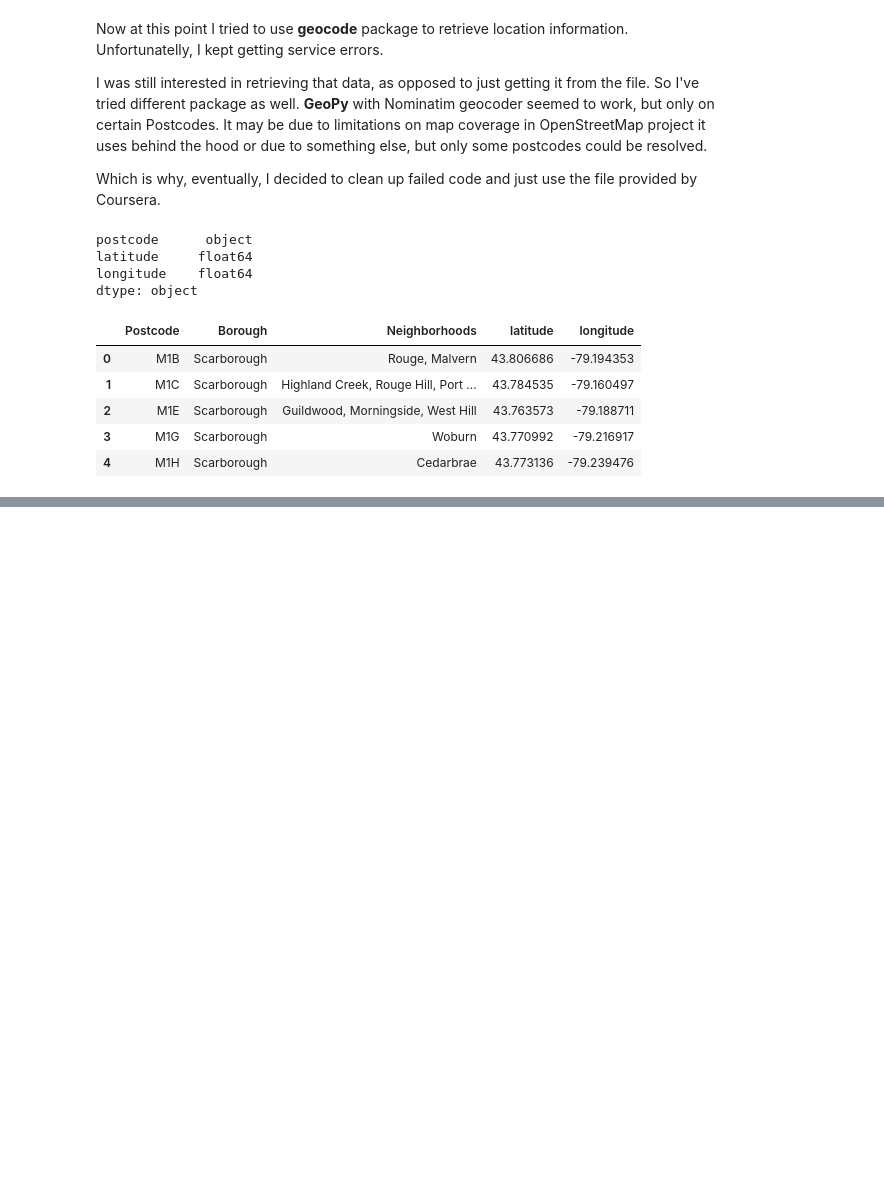
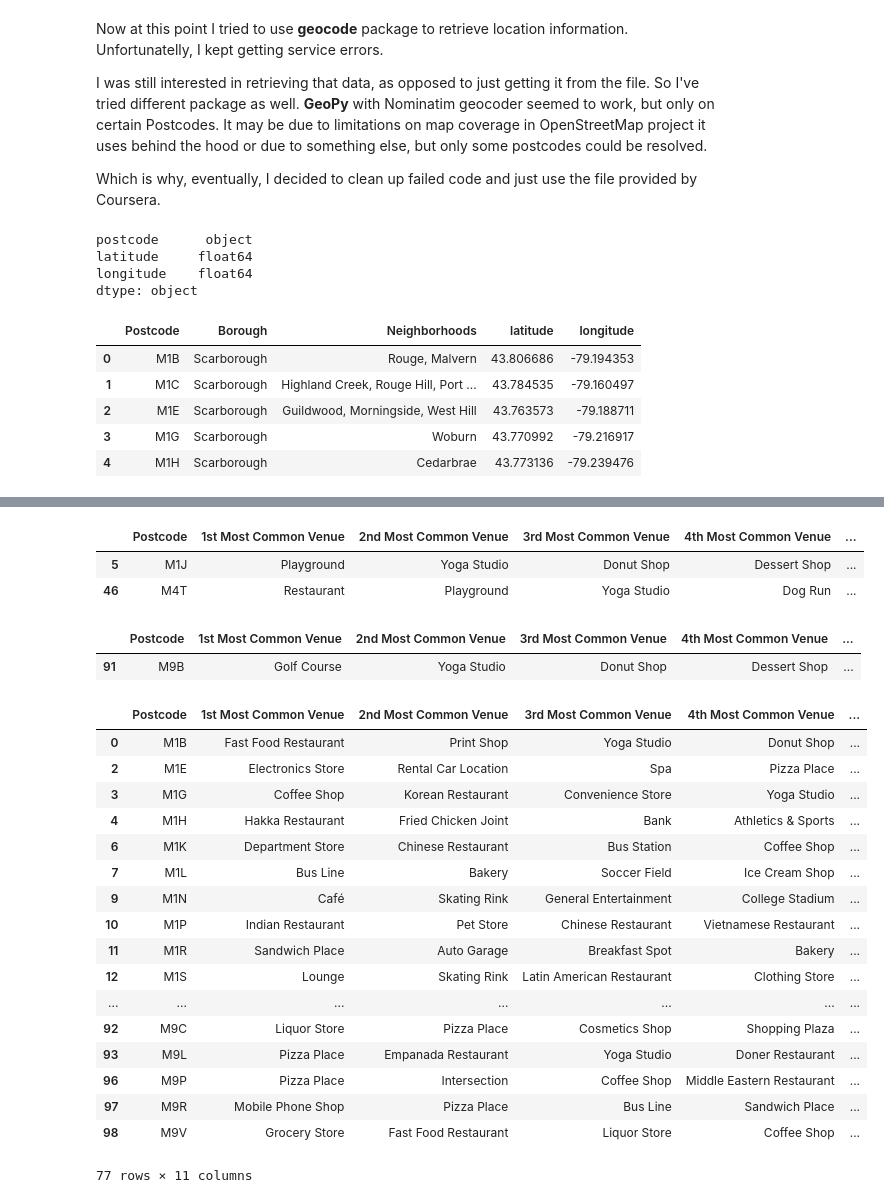
Before and after one commit to zlobendog/Coursera_Capstone, a Jupyter notebook: Toronto Neighborhoods.ipynb, the cells around one changed output, grey strips where cells are left out. Saved outputs shown, nothing was run; the diff lists cells and outputs as text; code cells hidden in the pictures; blank space fills up the shorter version.

```diff
--- a/Toronto Neighborhoods.ipynb
+++ b/Toronto Neighborhoods.ipynb
@@ -169,0 +399,21 @@ merged.head()
+# %%
+num_top_venues = 10
+
+indicators = ['st', 'nd', 'rd']
+
+# create columns according to number of top venues
+columns = ['Postcode']
+for ind in np.arange(num_top_venues):
+    try:
+        columns.append('{}{} Most Common Venue'.format(ind+1, indicators[ind]))
+    except:
+        columns.append('{}th Most Common Venue'.format(ind+1))
+
+# create a new dataframe
+borough_venues_sorted = pd.DataFrame(columns=columns)
+borough_venues_sorted['Postcode'] = toronto_grouped['Postcode']
+
+for ind in np.arange(toronto_grouped.shape[0]):
+    borough_venues_sorted.iloc[ind, 1:] = return_most_common_venues(toronto_grouped.iloc[ind, :], num_top_venues)
+
+borough_venues_sorted.head()
@@ -169,0 +427,11 @@ merged.head()
+# %%
+# set number of clusters
+kclusters = 5
+
+toronto_grouped_clustering = toronto_grouped.drop('Postcode', 1)
+
+# run k-means clustering
+kmeans = KMeans(n_clusters=kclusters, random_state=0).fit(toronto_grouped_clustering)
+
+# check cluster labels generated for each row in the dataframe
+kmeans.labels_[0:10]
@@ -169,0 +440,7 @@ merged.head()
+# %%
+# add clustering labels and coordinates for future visualisation
+borough_venues_sorted.insert(0, 'Cluster Labels', kmeans.labels_)
+borough_venues_sorted.insert(2, 'Lat', merged['latitude'])
+borough_venues_sorted.insert(3, 'Lon', merged['longitude'])
+borough_venues_sorted.head()
+#borough_venues_sorted.info
@@ -169,0 +514,32 @@ merged.head()
+# %%
+borough_venues_sorted.loc[borough_venues_sorted['Cluster Labels'] == 1, borough_venues_sorted.columns[[1] + list(range(4, borough_venues_sorted.shape[1]))]]
+# %% [output]
+|  | Postcode | 1st Most Common Venue | 2nd Most Common Venue | 3rd Most Common Venue | 4th Most Common Venue | ... |
+| 5 | M1J | Playground | Yoga Studio | Donut Shop | Dessert Shop | ... |
+| 46 | M4T | Restaurant | Playground | Yoga Studio | Dog Run | ... |
+# %%
+borough_venues_sorted.loc[borough_venues_sorted['Cluster Labels'] == 2, borough_venues_sorted.columns[[1] + list(range(4, borough_venues_sorted.shape[1]))]]
+# %% [output]
+|  | Postcode | 1st Most Common Venue | 2nd Most Common Venue | 3rd Most Common Venue | 4th Most Common Venue | ... |
+| 91 | M9B | Golf Course | Yoga Studio | Donut Shop | Dessert Shop | ... |
+# %%
+borough_venues_sorted.loc[borough_venues_sorted['Cluster Labels'] == 3, borough_venues_sorted.columns[[1] + list(range(4, borough_venues_sorted.shape[1]))]]
+# %% [output]
+|  | Postcode | 1st Most Common Venue | 2nd Most Common Venue | 3rd Most Common Venue | 4th Most Common Venue | ... |
+| 0 | M1B | Fast Food Restaurant | Print Shop | Yoga Studio | Donut Shop | ... |
+| 2 | M1E | Electronics Store | Rental Car Location | Spa | Pizza Place | ... |
+| 3 | M1G | Coffee Shop | Korean Restaurant | Convenience Store | Yoga Studio | ... |
+| 4 | M1H | Hakka Restaurant | Fried Chicken Joint | Bank | Athletics & Sports | ... |
+| 6 | M1K | Department Store | Chinese Restaurant | Bus Station | Coffee Shop | ... |
+| 7 | M1L | Bus Line | Bakery | Soccer Field | Ice Cream Shop | ... |
+| 9 | M1N | Café | Skating Rink | General Entertainment | College Stadium | ... |
+| 10 | M1P | Indian Restaurant | Pet Store | Chinese Restaurant | Vietnamese Restaurant | ... |
+| 11 | M1R | Sandwich Place | Auto Garage | Breakfast Spot | Bakery | ... |
+| 12 | M1S | Lounge | Skating Rink | Latin American Restaurant | Clothing Store | ... |
+| ... | ... | ... | ... | ... | ... | ... |
+| 92 | M9C | Liquor Store | Pizza Place | Cosmetics Shop | Shopping Plaza | ... |
+| 93 | M9L | Pizza Place | Empanada Restaurant | Yoga Studio | Doner Restaurant | ... |
+| 96 | M9P | Pizza Place | Intersection | Coffee Shop | Middle Eastern Restaurant | ... |
+| 97 | M9R | Mobile Phone Shop | Pizza Place | Bus Line | Sandwich Place | ... |
+| 98 | M9V | Grocery Store | Fast Food Restaurant | Liquor Store | Coffee Shop | ... |
+77 rows × 11 columns
```
Also changed, not shown: parts of 28 cells of this notebook.
